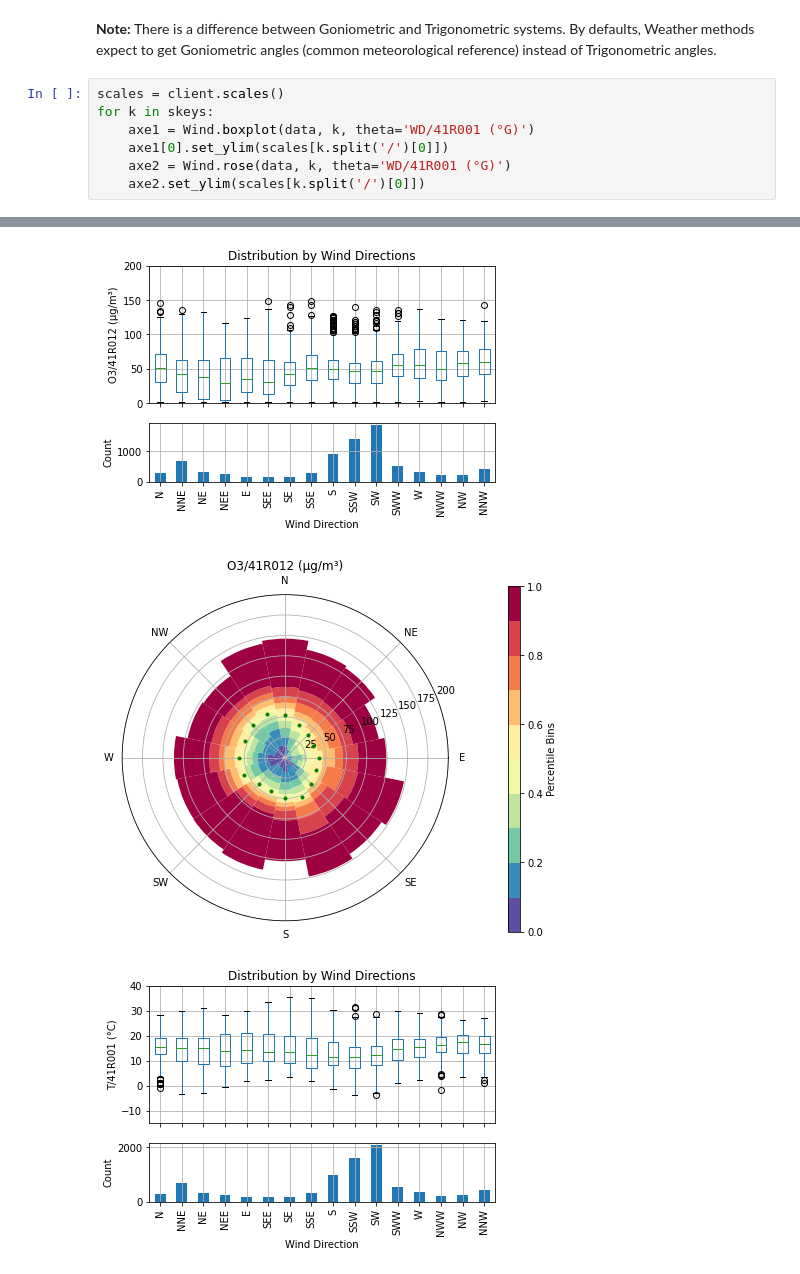
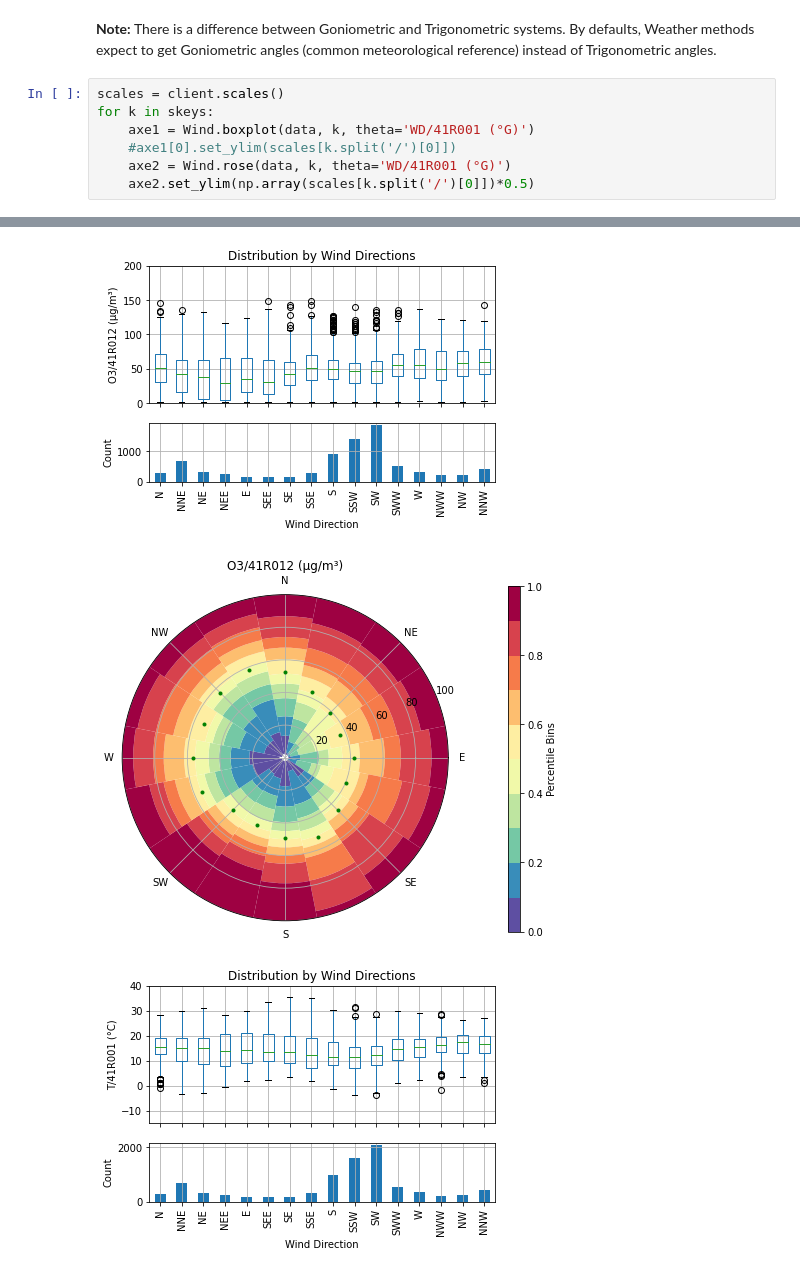
Before and after one commit to jlandercy/cookbook, a Jupyter notebook: python/posts/irceline_08_windrose.ipynb, the cells around one changed output, grey strips where cells are left out. Cells and saved outputs as stored; diff of their text form.

```diff
--- a/python/posts/irceline_08_windrose.ipynb
+++ b/python/posts/irceline_08_windrose.ipynb
@@ -38,8 +39,8 @@ skeys = ['NO/41R001 (µg/m³)', 'PM-2.5/41N043 (µg/m³)', 'CO2/41R002 (ppm)',
 scales = client.scales()
 for k in skeys:
     axe1 = Wind.boxplot(data, k, theta='WD/41R001 (°G)')
-    axe1[0].set_ylim(scales[k.split('/')[0]])
+    #axe1[0].set_ylim(scales[k.split('/')[0]])
     axe2 = Wind.rose(data, k, theta='WD/41R001 (°G)')
-    axe2.set_ylim(scales[k.split('/')[0]])
+    axe2.set_ylim(np.array(scales[k.split('/')[0]])*0.5)
 # %% [output]
 [figure]
@@ -51,3 +52,3 @@ for k in skeys:
 [figure]
-[figure, old version]
+[figure, new version]
 [figure]
```
Also changed, not shown: parts of 2 cells of this notebook.
